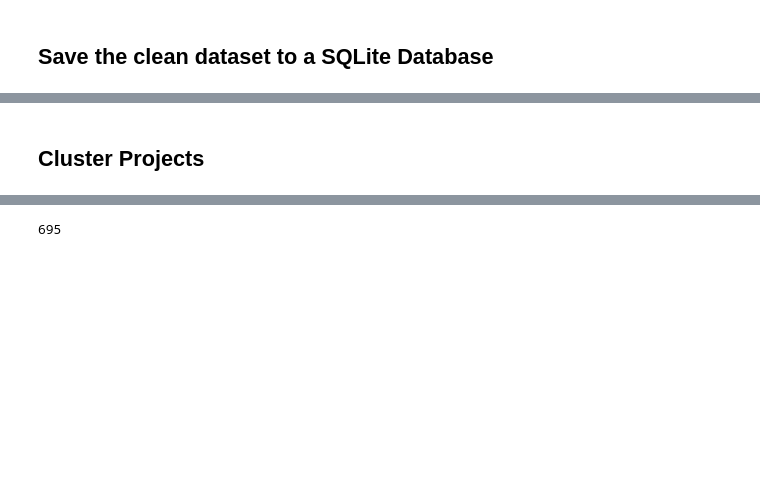
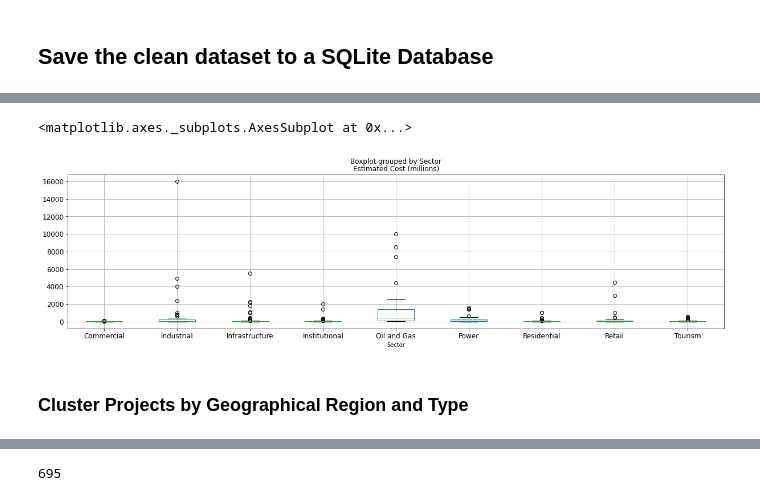
Before and after one commit to javier-jaime/Major-Projects-20-Questions, a Jupyter notebook: Major-Projects-20-Questions.ipynb, the cells around one changed output, grey strips where cells are left out. Cells and saved outputs as stored; diff of their text form; code cells hidden in the pictures; blank space fills up the shorter version.

```diff
--- a/Major-Projects-20-Questions.ipynb
+++ b/Major-Projects-20-Questions.ipynb
@@ -376,2 +428,7 @@ onehot.head()
+# %%
+data.boxplot('Estimated Cost (millions)','Sector',figsize = [20, 5], fontsize = 12)
+# %% [output]
+<matplotlib.axes._subplots.AxesSubplot at 0x...>
+[figure, added]
 # %% [markdown]
-## Cluster Projects
+### Cluster Projects by Geographical Region and Type
```
Also changed, not shown: parts of 24 cells of this notebook.
